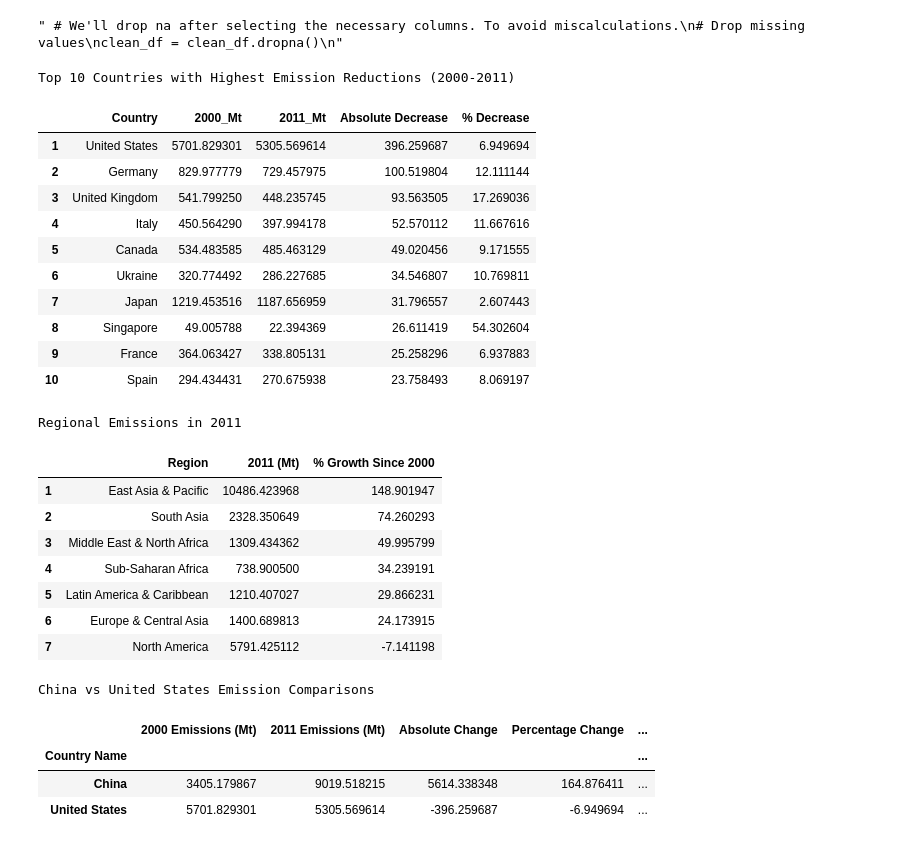
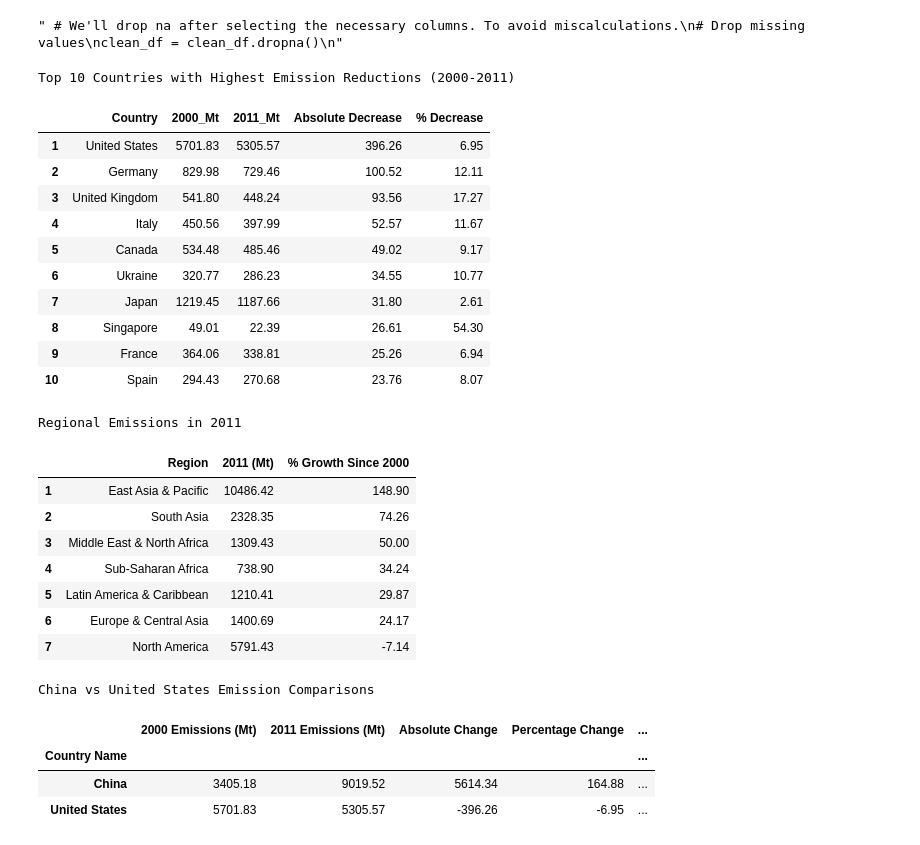
Before and after one commit to sanaullah525/Global-CO2-Emissions-Data-Analysis-Project, a Jupyter notebook: datapr.ipynb, the cells around one changed output. Cells and saved outputs as stored; diff of their text form; code cells hidden in the pictures.

```diff
--- a/datapr.ipynb
+++ b/datapr.ipynb
@@ -224,44 +224,49 @@ reddf["2011"]= reddf["2011"]/1000
 # Renaming columns for better readibility.
 reddf= reddf.rename(columns= {
     "Country Name":"Country",
     "2000":"2000_Mt",
     "2011":"2011_Mt"
 })
 reddf
 
 
 # import sys
 # !{sys.executable} -m pip install jinja2
 
 # Add columns
 reddf["Absolute Decrease"] = reddf["2000_Mt"] - reddf["2011_Mt"]
 reddf["% Decrease"] = ((reddf["2000_Mt"] - reddf["2011_Mt"]) / reddf["2000_Mt"]) * 100
 
 # Sort and keep top 10
 reddf = reddf.sort_values(by="Absolute Decrease", ascending=False).head(10)
 
 # Reset index starting from 1
 reddf.reset_index(drop=True, inplace=True)
 reddf.index = reddf.index + 1
 
 # Drop missing values
 reddf = reddf.dropna()
 
 # Style table
-reddf.style.set_caption("Top 10 Countries with Highest Emission Reductions (2000-2011)")
+reddf.style.format({
+    '2000_Mt' : '{:.2f}',
+    '2011_Mt' : '{:.2f}',
+    '% Decrease' : '{:.2f}',
+    'Absolute Decrease': '{:.2f}'
+    }).set_caption("Top 10 Countries with Highest Emission Reductions (2000-2011)")
 # %% [output]
 Top 10 Countries with Highest Emission Reductions (2000-2011)
 |  | Country | 2000_Mt | 2011_Mt | Absolute Decrease | % Decrease |
-| 1 | United States | 5701.829301 | 5305.569614 | 396.259687 | 6.949694 |
-| 2 | Germany | 829.977779 | 729.457975 | 100.519804 | 12.111144 |
-| 3 | United Kingdom | 541.799250 | 448.235745 | 93.563505 | 17.269036 |
-| 4 | Italy | 450.564290 | 397.994178 | 52.570112 | 11.667616 |
-| 5 | Canada | 534.483585 | 485.463129 | 49.020456 | 9.171555 |
-| 6 | Ukraine | 320.774492 | 286.227685 | 34.546807 | 10.769811 |
-| 7 | Japan | 1219.453516 | 1187.656959 | 31.796557 | 2.607443 |
-| 8 | Singapore | 49.005788 | 22.394369 | 26.611419 | 54.302604 |
-| 9 | France | 364.063427 | 338.805131 | 25.258296 | 6.937883 |
-| 10 | Spain | 294.434431 | 270.675938 | 23.758493 | 8.069197 |
+| 1 | United States | 5701.83 | 5305.57 | 396.26 | 6.95 |
+| 2 | Germany | 829.98 | 729.46 | 100.52 | 12.11 |
+| 3 | United Kingdom | 541.80 | 448.24 | 93.56 | 17.27 |
+| 4 | Italy | 450.56 | 397.99 | 52.57 | 11.67 |
+| 5 | Canada | 534.48 | 485.46 | 49.02 | 9.17 |
+| 6 | Ukraine | 320.77 | 286.23 | 34.55 | 10.77 |
+| 7 | Japan | 1219.45 | 1187.66 | 31.80 | 2.61 |
+| 8 | Singapore | 49.01 | 22.39 | 26.61 | 54.30 |
+| 9 | France | 364.06 | 338.81 | 25.26 | 6.94 |
+| 10 | Spain | 294.43 | 270.68 | 23.76 | 8.07 |
 # %%
 import pandas as pd
 
@@ -320,19 +325,22 @@ agg_df
 agg_df = agg_df.reset_index(drop=True)
 agg_df.index = agg_df.index + 1
 
-# Add caption for display
-agg_df = agg_df.style.set_caption("Regional Emissions in 2011")
-agg_df
+
+agg_dfs = agg_df.style.format({
+    '2011 (Mt)': '{:.2f}',
+    '% Growth Since 2000': '{:.2f}'
+}).set_caption("Regional Emissions in 2011")
+agg_dfs
 # %% [output]
 Regional Emissions in 2011
 |  | Region | 2011 (Mt) | % Growth Since 2000 |
-| 1 | East Asia & Pacific | 10486.423968 | 148.901947 |
-| 2 | South Asia | 2328.350649 | 74.260293 |
-| 3 | Middle East & North Africa | 1309.434362 | 49.995799 |
-| 4 | Sub-Saharan Africa | 738.900500 | 34.239191 |
-| 5 | Latin America & Caribbean | 1210.407027 | 29.866231 |
-| 6 | Europe & Central Asia | 1400.689813 | 24.173915 |
-| 7 | North America | 5791.425112 | -7.141198 |
+| 1 | East Asia & Pacific | 10486.42 | 148.90 |
+| 2 | South Asia | 2328.35 | 74.26 |
+| 3 | Middle East & North Africa | 1309.43 | 50.00 |
+| 4 | Sub-Saharan Africa | 738.90 | 34.24 |
+| 5 | Latin America & Caribbean | 1210.41 | 29.87 |
+| 6 | Europe & Central Asia | 1400.69 | 24.17 |
+| 7 | North America | 5791.43 | -7.14 |
 # %%
 # China vs United States Emissions Comparisons TABLE.
 
@@ -358,12 +366,18 @@ uschdf= uschdf.set_index("Country Name") #Setting indexes to Country Name column
 
 uschdf = uschdf.drop(['2000', '2011'], axis=1)
 uschdf= uschdf.loc[["China", "United States"]]
-uschdf= uschdf.style.set_caption("China vs United States Emission Comparisons")
+uschdfs= uschdf.style.format({
+    '2000 Emissions (Mt)': '{:.2f}',
+    '2011 Emissions (Mt)': '{:.2f}',
+    'Absolute Change': '{:.2f}',
+    'Percentage Change': '{:.2f}',
+    '% Global Share 2011': '{:.2f}'
+}).set_caption("China vs United States Emission Comparisons")
 
-uschdf
+uschdfs
 # %% [output]
 China vs United States Emission Comparisons
 |  | 2000 Emissions (Mt) | 2011 Emissions (Mt) | Absolute Change | Percentage Change | ... |
 | Country Name |  |  |  |  | ... |
-| China | 3405.179867 | 9019.518215 | 5614.338348 | 164.876411 | ... |
-| United States | 5701.829301 | 5305.569614 | -396.259687 | -6.949694 | ... |
+| China | 3405.18 | 9019.52 | 5614.34 | 164.88 | ... |
+| United States | 5701.83 | 5305.57 | -396.26 | -6.95 | ... |
```
